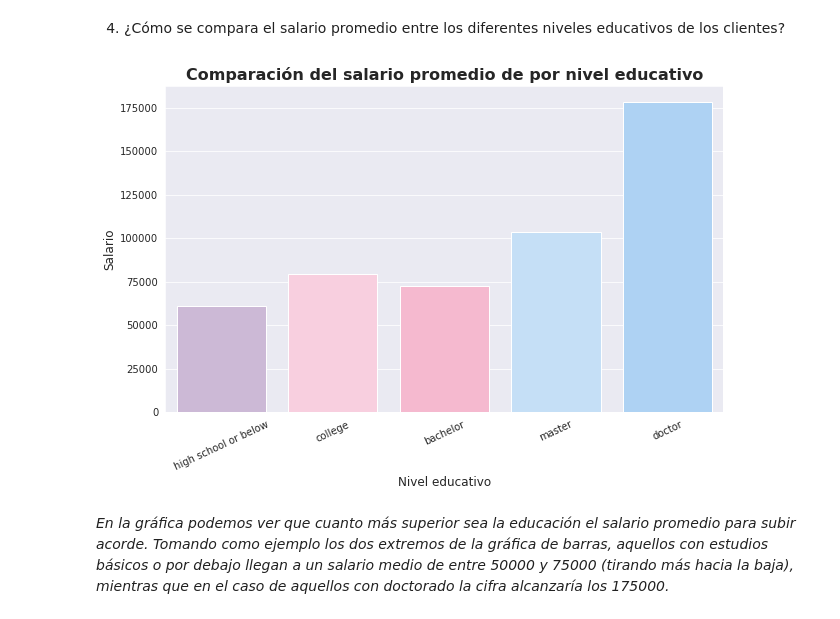
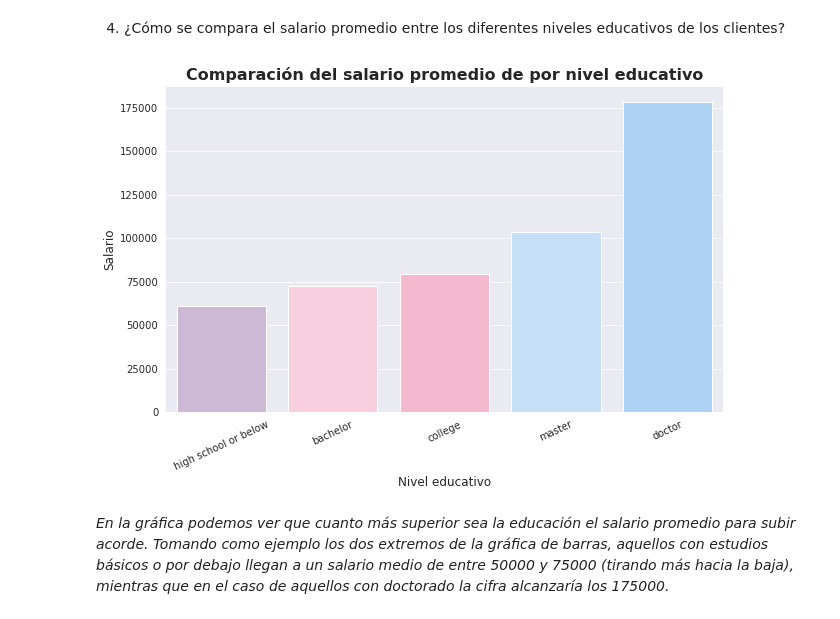
Before and after one commit to Adalab/bda-modulo-3-evaluacion-final-lmoraromero, a Jupyter notebook: evaluacion_final.ipynb, the cells around one changed output. Drawn from its saved outputs; the diff is of its cells as text; code cells hidden in the pictures.

```diff
--- a/evaluacion_final.ipynb
+++ b/evaluacion_final.ipynb
@@ -894,22 +882,22 @@ plt.ylabel("Número de Clientes", fontsize=12);
 # %%
 plt.figure(figsize=(10, 6))
 
-orden_educacion = ['high school or below', 'college', 'bachelor', 'master', 'doctor']
+orden_educacion = ['high school or below', 'bachelor', 'college', 'master', 'doctor']
 
 sns.barplot(x= "education",
             y= "salary",
             data= df,
             ci= None,
             palette= ["#cdb4db", "#ffc8dd", "#ffafcc", "#bde0fe", "#a2d2ff"],
             order= orden_educacion)
 
 plt.xticks(rotation=25)
 
 plt.title("Comparación del salario promedio de por nivel educativo", fontsize=16, fontweight = "bold")
 plt.xlabel("Nivel educativo", fontsize=12)
 plt.ylabel("Salario", fontsize=12);
 # %% [output]
-[figure, old version]
+[figure, new version]
 # %% [markdown]
 *En la gráfica podemos ver que cuanto más superior sea la educación el salario promedio para subir acorde. Tomando como ejemplo los dos extremos de la gráfica de barras, aquellos con estudios básicos o por debajo llegan a un salario medio de entre 50000 y 75000 (tirando más hacia la baja), mientras que en el caso de aquellos con doctorado la cifra alcanzaría los 175000.*
 # %% [markdown]
```
Also changed, not shown: parts of 18 cells of this notebook, 1 other file.
